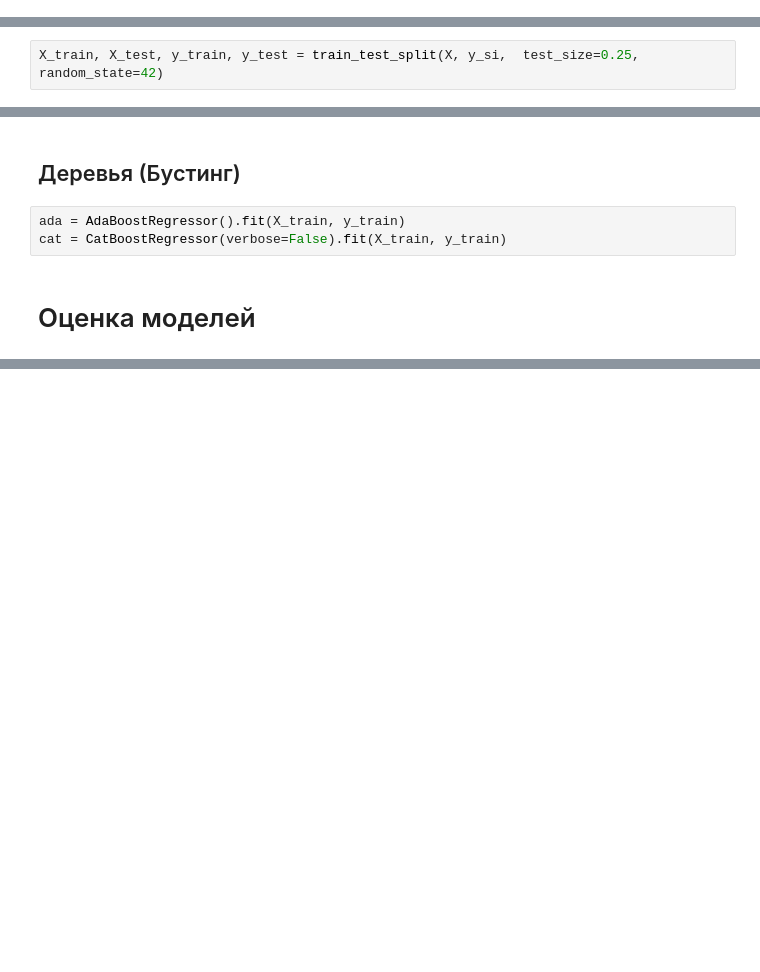
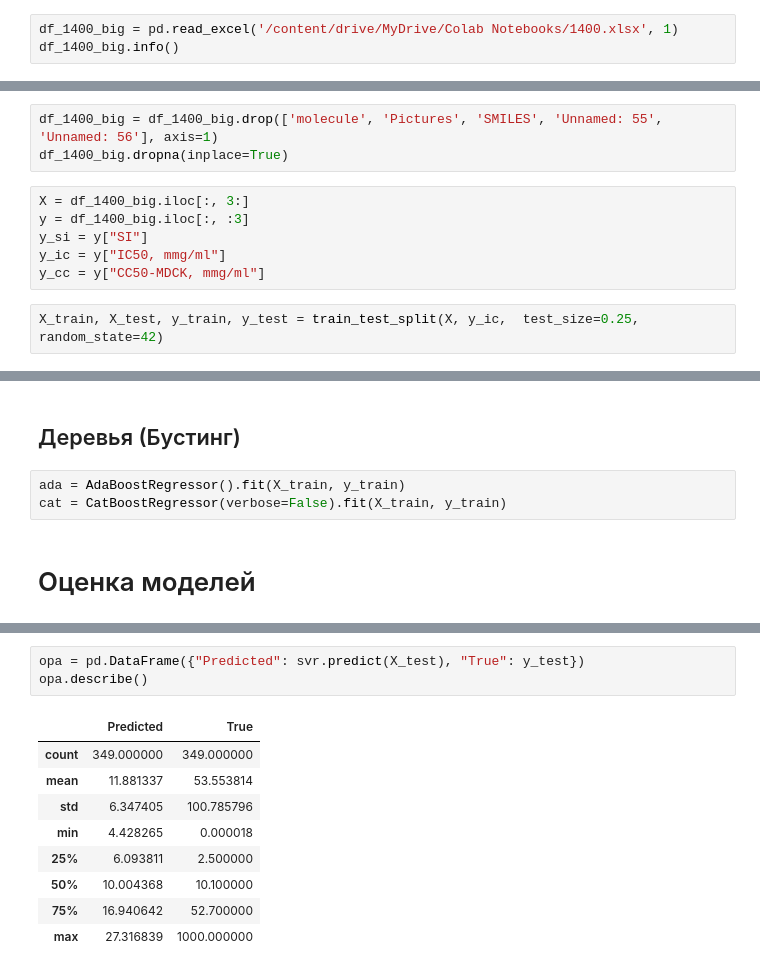
Before and after one commit to oodlbee/drug_prediction, a Jupyter notebook: drug_prediction.ipynb, the cells around one changed output, grey strips where cells are left out. Cells and saved outputs as stored; diff of their text form; blank space fills up the shorter version.

```diff
--- a/drug_prediction.ipynb
+++ b/drug_prediction.ipynb
@@ -116,0 +125,3 @@ y_cc = y["CC50-MDCK, mmg/ml"]
+# %%
+df_1400_big = pd.read_excel('/content/drive/MyDrive/Colab Notebooks/1400.xlsx', 1)
+df_1400_big.info()
@@ -117,5 +146,14 @@ y_cc = y["CC50-MDCK, mmg/ml"]
+# %%
+df_1400_big = df_1400_big.drop(['molecule', 'Pictures', 'SMILES', 'Unnamed: 55', 'Unnamed: 56'], axis=1)
+df_1400_big.dropna(inplace=True)
+# %%
+X = df_1400_big.iloc[:, 3:]
+y = df_1400_big.iloc[:, :3]
+y_si = y["SI"]
+y_ic = y["IC50, mmg/ml"]
+y_cc = y["CC50-MDCK, mmg/ml"]
 # %%
-X_train, X_test, y_train, y_test = train_test_split(X, y_si,  test_size=0.25, random_state=42)
+X_train, X_test, y_train, y_test = train_test_split(X, y_ic,  test_size=0.25, random_state=42)
 # %% [markdown]
 # Запуск моделей
 # %% [markdown]
@@ -167,0 +202,13 @@ MAE: 1368.600371309508
+# %%
+opa = pd.DataFrame({"Predicted": svr.predict(X_test), "True": y_test})
+opa.describe()
+# %% [output]
+|  | Predicted | True |
+| count | 349.000000 | 349.000000 |
+| mean | 11.881337 | 53.553814 |
+| std | 6.347405 | 100.785796 |
+| min | 4.428265 | 0.000018 |
+| 25% | 6.093811 | 2.500000 |
+| 50% | 10.004368 | 10.100000 |
+| 75% | 16.940642 | 52.700000 |
+| max | 27.316839 | 1000.000000 |
```
Also changed, not shown: parts of 10 cells of this notebook.
